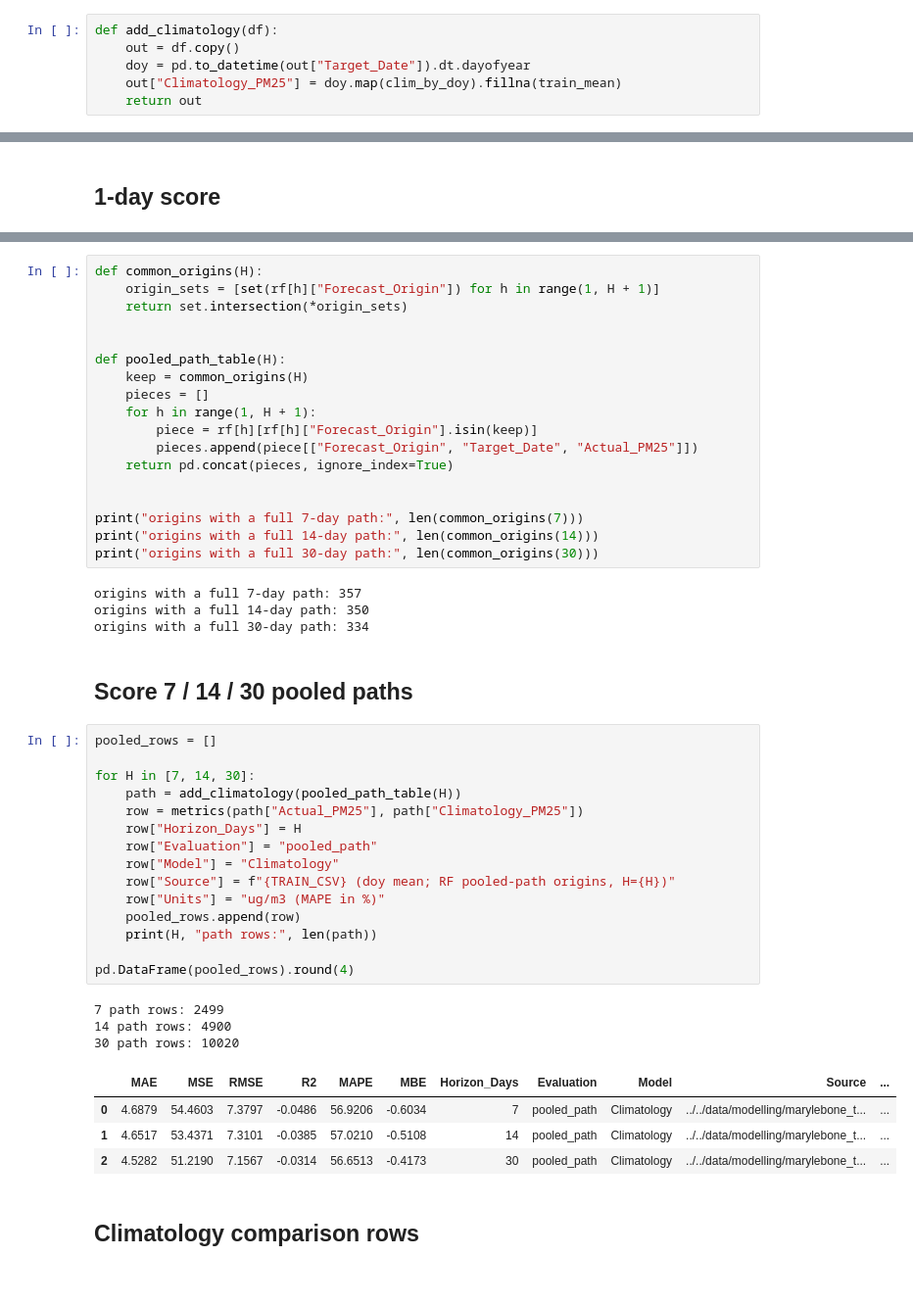
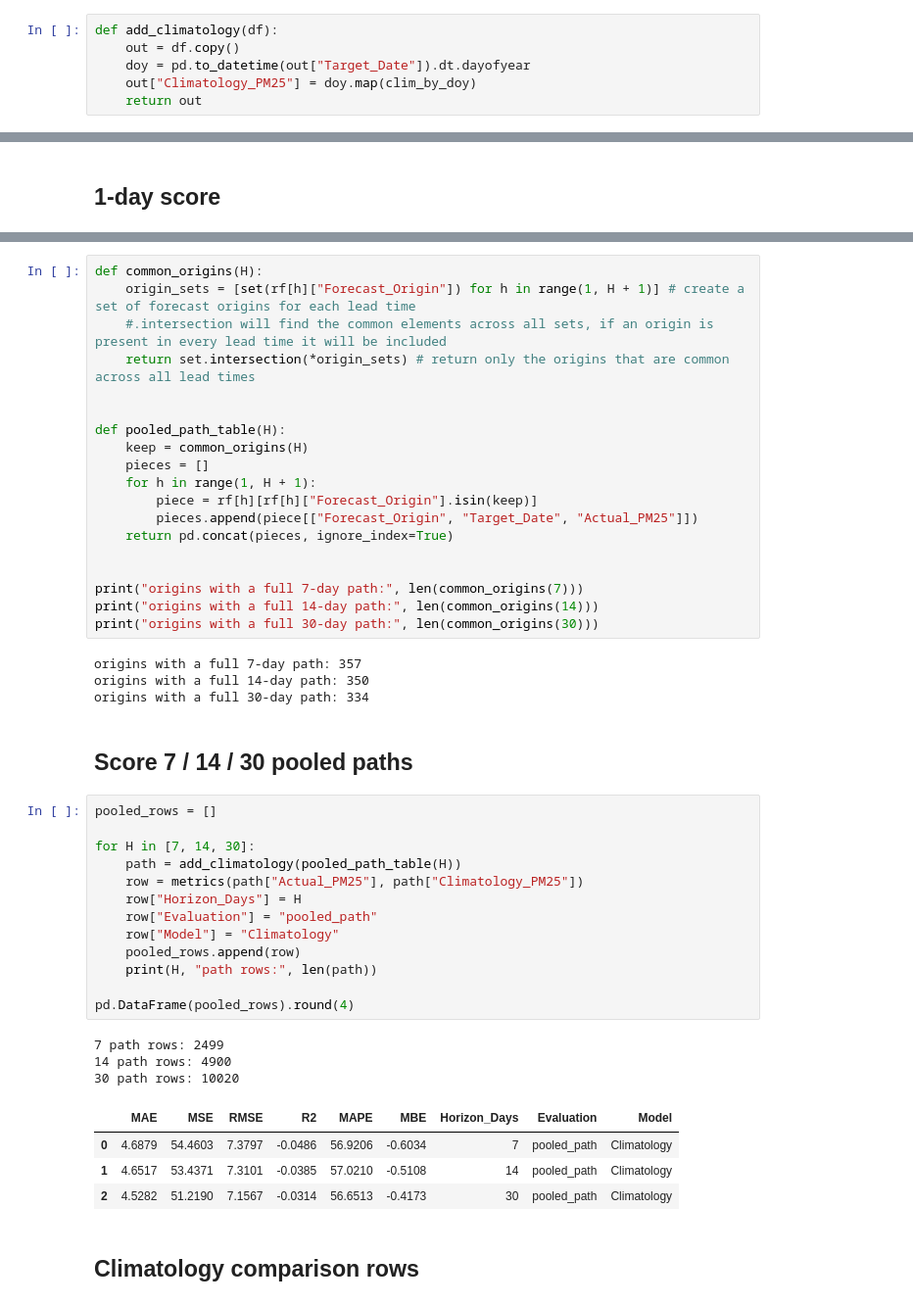
Before and after one commit to Masters-Paper-Forecasting/code, a Jupyter notebook: notebooks/models/climatology_baseline.ipynb, the cells around one changed output, grey strips where cells are left out. Shown at 98% size. Saved outputs shown, nothing was run; the diff lists cells and outputs as text.

```diff
--- a/notebooks/models/climatology_baseline.ipynb
+++ b/notebooks/models/climatology_baseline.ipynb
@@ -87,7 +84,7 @@ Look up the training mean for the *target* date's day of year.
 def add_climatology(df):
     out = df.copy()
     doy = pd.to_datetime(out["Target_Date"]).dt.dayofyear
-    out["Climatology_PM25"] = doy.map(clim_by_doy).fillna(train_mean)
+    out["Climatology_PM25"] = doy.map(clim_by_doy)
     return out
 # %% [markdown]
 ## Load Random Forest prediction files
@@ -137,7 +134,8 @@ For horizon H, keep only origins that have a complete path of leads 1 through H.
 # %%
 def common_origins(H):
-    origin_sets = [set(rf[h]["Forecast_Origin"]) for h in range(1, H + 1)]
-    return set.intersection(*origin_sets)
+    origin_sets = [set(rf[h]["Forecast_Origin"]) for h in range(1, H + 1)] # create a set of forecast origins for each lead time
+    #.intersection will find the common elements across all sets, if an origin is present in every lead time it will be included
+    return set.intersection(*origin_sets) # return only the origins that are common across all lead times
 
 
 def pooled_path_table(H):
@@ -161,26 +159,24 @@ origins with a full 30-day path: 334
 # %%
 pooled_rows = []
 
 for H in [7, 14, 30]:
     path = add_climatology(pooled_path_table(H))
     row = metrics(path["Actual_PM25"], path["Climatology_PM25"])
     row["Horizon_Days"] = H
     row["Evaluation"] = "pooled_path"
     row["Model"] = "Climatology"
-    row["Source"] = f"{TRAIN_CSV} (doy mean; RF pooled-path origins, H={H})"
-    row["Units"] = "ug/m3 (MAPE in %)"
     pooled_rows.append(row)
     print(H, "path rows:", len(path))
 
 pd.DataFrame(pooled_rows).round(4)
 # %% [output]
 7 path rows: 2499
 14 path rows: 4900
 30 path rows: 10020
-|  | MAE | MSE | RMSE | R2 | MAPE | MBE | Horizon_Days | Evaluation | Model | Source | ... |
-| 0 | 4.6879 | 54.4603 | 7.3797 | -0.0486 | 56.9206 | -0.6034 | 7 | pooled_path | Climatology | ../../data/modelling/marylebone_t... | ... |
-| 1 | 4.6517 | 53.4371 | 7.3101 | -0.0385 | 57.0210 | -0.5108 | 14 | pooled_path | Climatology | ../../data/modelling/marylebone_t... | ... |
-| 2 | 4.5282 | 51.2190 | 7.1567 | -0.0314 | 56.6513 | -0.4173 | 30 | pooled_path | Climatology | ../../data/modelling/marylebone_t... | ... |
+|  | MAE | MSE | RMSE | R2 | MAPE | MBE | Horizon_Days | Evaluation | Model |
+| 0 | 4.6879 | 54.4603 | 7.3797 | -0.0486 | 56.9206 | -0.6034 | 7 | pooled_path | Climatology |
+| 1 | 4.6517 | 53.4371 | 7.3101 | -0.0385 | 57.0210 | -0.5108 | 14 | pooled_path | Climatology |
+| 2 | 4.5282 | 51.2190 | 7.1567 | -0.0314 | 56.6513 | -0.4173 | 30 | pooled_path | Climatology |
 # %% [markdown]
 ## Climatology comparison rows
 # %%
```
Also changed, not shown: parts of 9 cells of this notebook, 2 other files.
